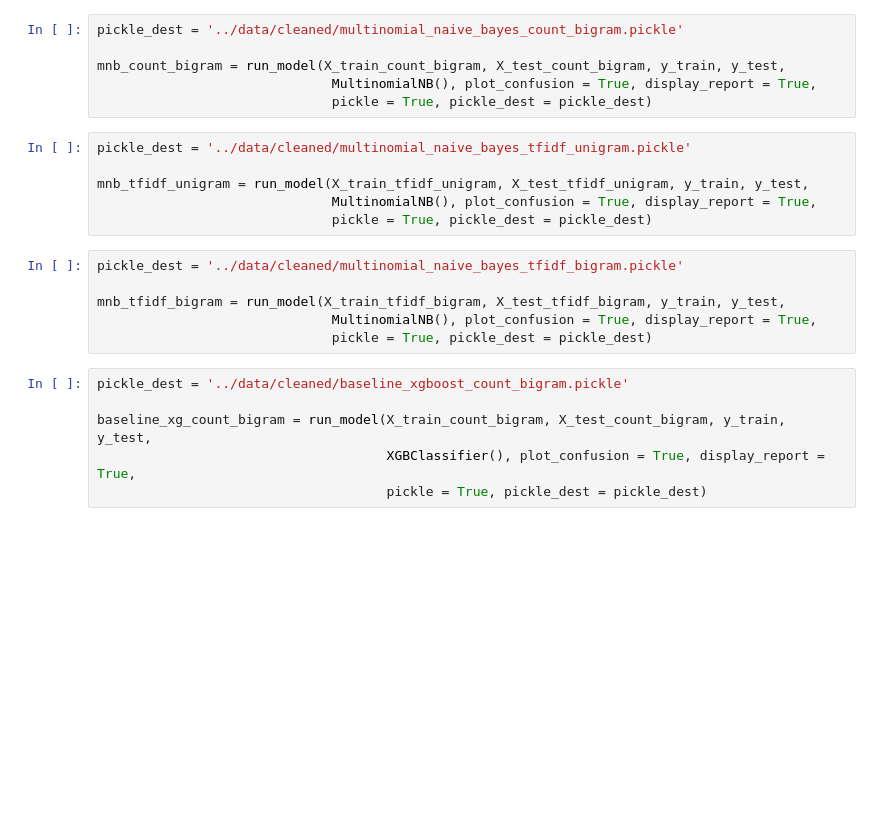
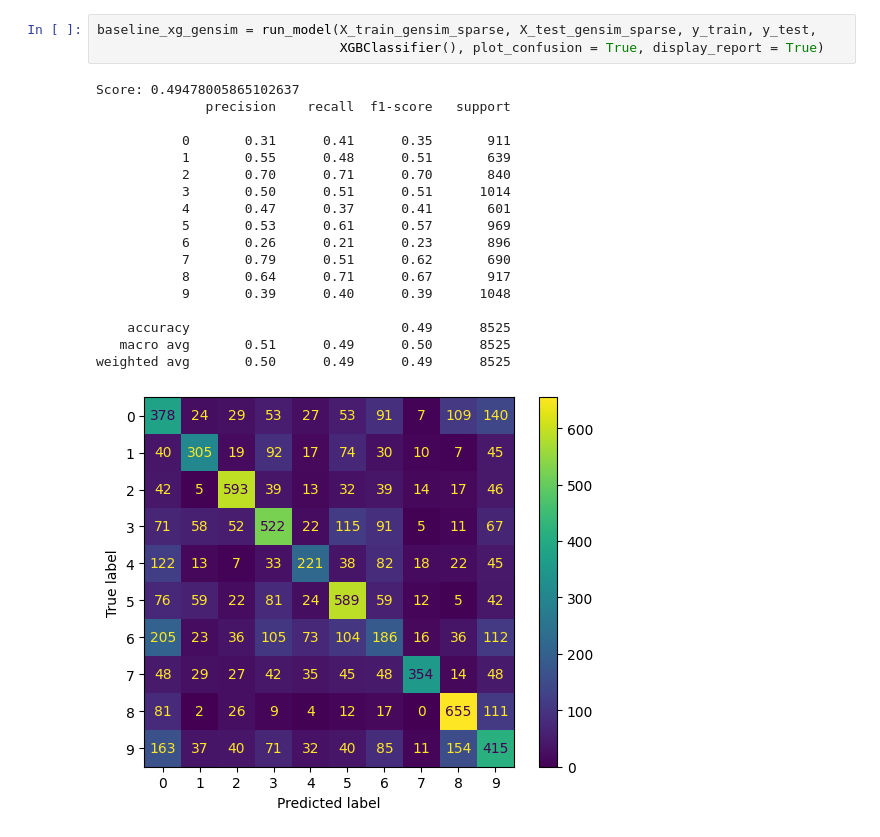
Before and after one commit to JoshuaGottlieb/NLP-Genre-Classification, a Jupyter notebook: notebooks/Modeling.ipynb, the cells around one changed output. Saved outputs shown, nothing was run; the diff lists cells and outputs as text; blank space fills up the shorter version.

```diff
--- a/notebooks/Modeling.ipynb
+++ b/notebooks/Modeling.ipynb
@@ -113,25 +92,23 @@ mnb_count_unigram = run_model(X_train_count_unigram, X_test_count_unigram, y_tra
 # %%
-pickle_dest = '../data/cleaned/multinomial_naive_bayes_count_bigram.pickle'
-
-mnb_count_bigram = run_model(X_train_count_bigram, X_test_count_bigram, y_train, y_test,
-                              MultinomialNB(), plot_confusion = True, display_report = True,
-                              pickle = True, pickle_dest = pickle_dest)
+baseline_xg_gensim = run_model(X_train_gensim_sparse, X_test_gensim_sparse, y_train, y_test,
+                               XGBClassifier(), plot_confusion = True, display_report = True)
+# %% [output]
+Score: 0.49478005865102637
+              precision    recall  f1-score   support
+
+           0       0.31      0.41      0.35       911
+           1       0.55      0.48      0.51       639
+           2       0.70      0.71      0.70       840
+           3       0.50      0.51      0.51      1014
+           4       0.47      0.37      0.41       601
+           5       0.53      0.61      0.57       969
+           6       0.26      0.21      0.23       896
+           7       0.79      0.51      0.62       690
+           8       0.64      0.71      0.67       917
+           9       0.39      0.40      0.39      1048
+
+    accuracy                           0.49      8525
+   macro avg       0.51      0.49      0.50      8525
+weighted avg       0.50      0.49      0.49      8525
+[figure, added]
-# %%
-pickle_dest = '../data/cleaned/multinomial_naive_bayes_tfidf_unigram.pickle'
-
-mnb_tfidf_unigram = run_model(X_train_tfidf_unigram, X_test_tfidf_unigram, y_train, y_test,
-                              MultinomialNB(), plot_confusion = True, display_report = True,
-                              pickle = True, pickle_dest = pickle_dest)
-# %%
-pickle_dest = '../data/cleaned/multinomial_naive_bayes_tfidf_bigram.pickle'
-
-mnb_tfidf_bigram = run_model(X_train_tfidf_bigram, X_test_tfidf_bigram, y_train, y_test,
-                              MultinomialNB(), plot_confusion = True, display_report = True,
-                              pickle = True, pickle_dest = pickle_dest)
-# %%
-pickle_dest = '../data/cleaned/baseline_xgboost_count_bigram.pickle'
-
-baseline_xg_count_bigram = run_model(X_train_count_bigram, X_test_count_bigram, y_train, y_test,
-                                     XGBClassifier(), plot_confusion = True, display_report = True,
-                                     pickle = True, pickle_dest = pickle_dest)
 # %%
```
Also changed, not shown: parts of 15 cells of this notebook, 4 other files.
